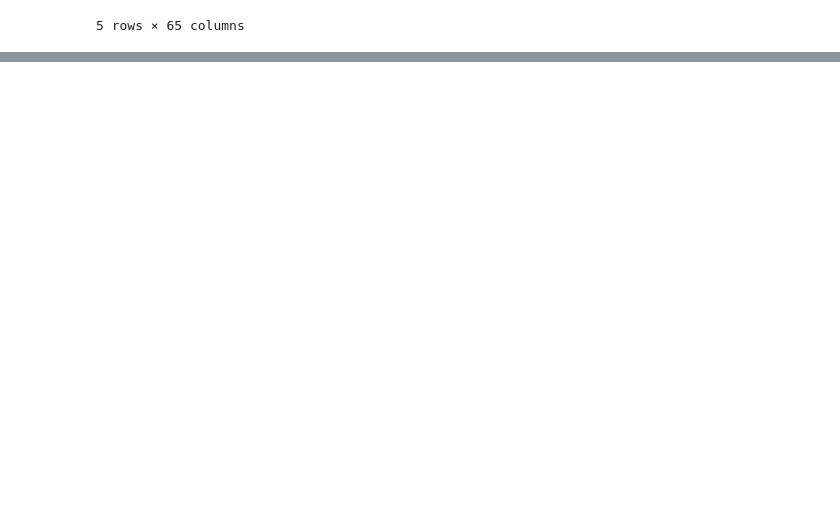
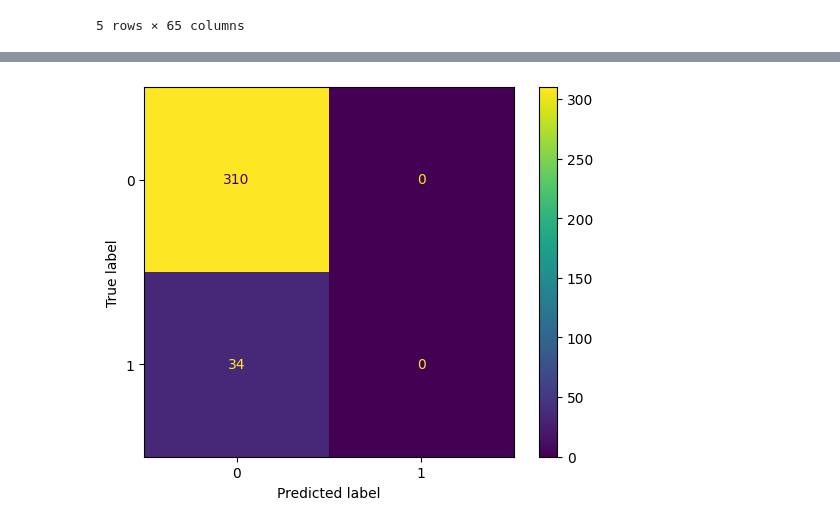
Before and after one commit to DeMeyerRobin/IndustryProject-BariatricSurgeryG1, a Jupyter notebook: ROB_Intra_operative_model.ipynb, the cells around one changed output, grey strips where cells are left out. Saved outputs shown, nothing was run; the diff lists cells and outputs as text; code cells hidden in the pictures; blank space fills up the shorter version.

```diff
--- a/ROB_Intra_operative_model.ipynb
+++ b/ROB_Intra_operative_model.ipynb
@@ -240,0 +263,20 @@ You can try to debug the error by setting error_score='raise'.
+# %%
+model = make_pipeline(
+    StandardScaler(),
+    RandomForestClassifier(
+        n_estimators=171,
+        max_depth=30,
+        max_features='sqrt',
+        min_samples_leaf=4,
+        min_samples_split=10,
+        random_state=42
+    )
+)
+
+y_pred = cross_val_predict(model, X_encoded, y, cv=5)
+
+cm = confusion_matrix(y, y_pred)
+ConfusionMatrixDisplay(cm).plot()
+plt.show()
+# %% [output]
+[figure, added]
```
Also changed, not shown: parts of 10 cells of this notebook, 1 other file.
